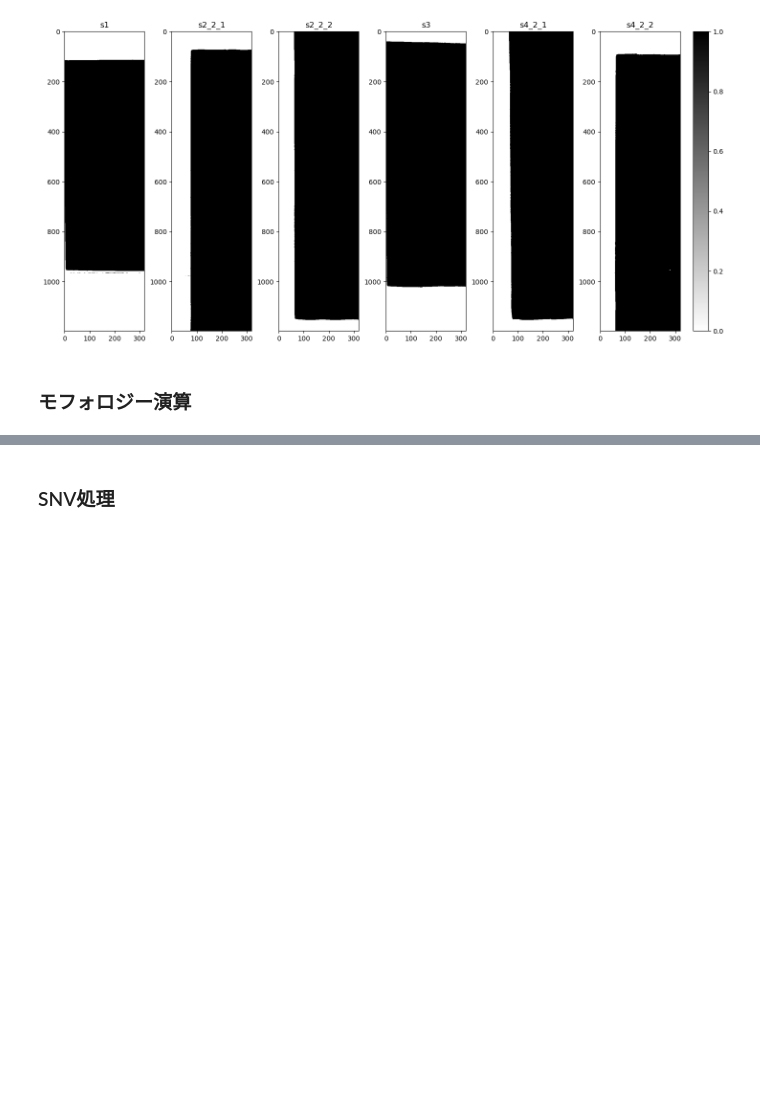
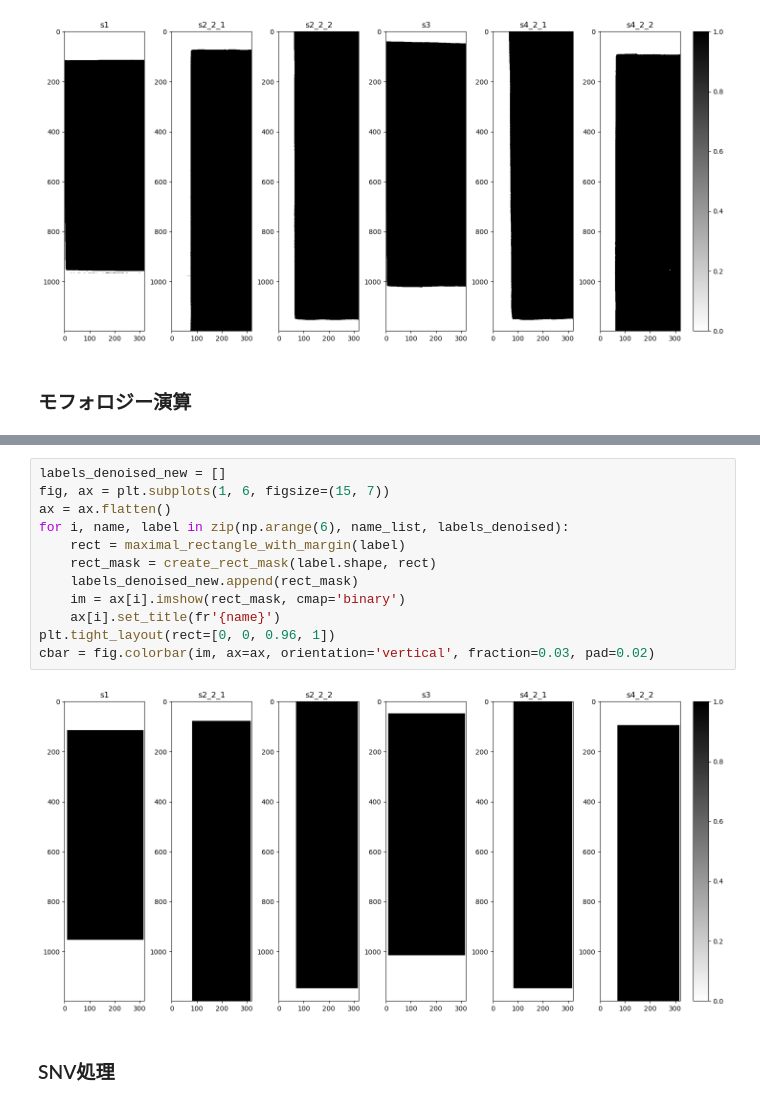
Before and after one commit to Mantis-Ryuji/NIR_Report, a Jupyter notebook: Preprocessing.ipynb, the cells around one changed output, grey strips where cells are left out. Cells and saved outputs as stored; diff of their text form; blank space fills up the shorter version.

```diff
--- a/Preprocessing.ipynb
+++ b/Preprocessing.ipynb
@@ -96,3 +176,17 @@ cbar = fig.colorbar(im, ax=ax, orientation='vertical', fraction=0.03, pad=0.02)
+# %%
+labels_denoised_new = []
+fig, ax = plt.subplots(1, 6, figsize=(15, 7))
+ax = ax.flatten()
+for i, name, label in zip(np.arange(6), name_list, labels_denoised):
+    rect = maximal_rectangle_with_margin(label)
+    rect_mask = create_rect_mask(label.shape, rect)
+    labels_denoised_new.append(rect_mask)
+    im = ax[i].imshow(rect_mask, cmap='binary')
+    ax[i].set_title(fr'{name}')
+plt.tight_layout(rect=[0, 0, 0.96, 1])
+cbar = fig.colorbar(im, ax=ax, orientation='vertical', fraction=0.03, pad=0.02)
+# %% [output]
+[figure, added]
 # %% [markdown]
 ### SNV処理
 # %%
```
Also changed, not shown: parts of 9 cells of this notebook, 31 other files.
